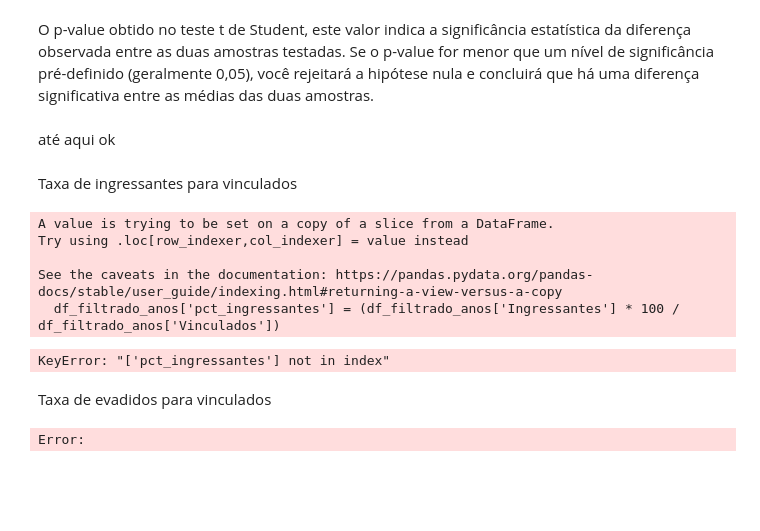
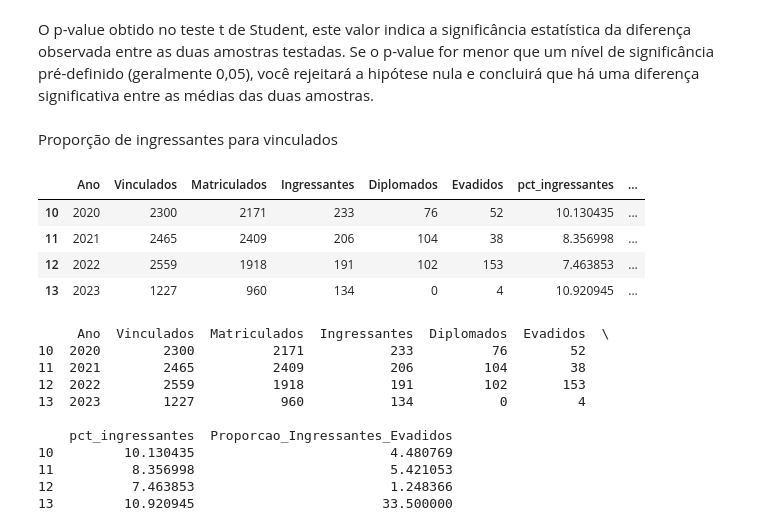
Before and after one commit to psicosleazy-dev/tcc, a Jupyter notebook: start_notebook.ipynb, the cells around one changed output. Drawn from its saved outputs; the diff is of its cells as text; code cells hidden in the pictures; blank space fills up the shorter version.

```diff
--- a/start_notebook.ipynb
+++ b/start_notebook.ipynb
@@ -1062,46 +1063,33 @@ Estatística do teste t: 8.183686971052659
 Valor-p: 6.554618031156956e-13
 # %% [markdown]
 O p-value obtido no teste t de Student, este valor indica a significância estatística da diferença observada entre as duas amostras testadas. Se o p-value for menor que um nível de significância pré-definido (geralmente 0,05), você rejeitará a hipótese nula e concluirá que há uma diferença significativa entre as médias das duas amostras.
-# %% [markdown]
-até aqui ok
 # %% [markdown]
-Taxa de ingressantes para vinculados
+Proporção de ingressantes para vinculados
-# %%
-# Supondo que você já tenha carregado seu conjunto de dados em um DataFrame 'df'
-
-# Aplicar a operação de divisão e multiplicação para calcular a porcentagem de ingressantes
-df_filtrado_anos['pct_ingressantes'] = (df_filtrado_anos['Ingressantes'] * 100 / df_filtrado_anos['Vinculados'])
-
-# Selecionar as colunas desejadas
-resultado = df[['Ano', 'Ingressantes', 'Vinculados', 'pct_ingressantes']]
-
-# Filtrar os resultados onde a porcentagem de ingressantes é menor que 100
-resultado = resultado[resultado['pct_ingressantes'] < 100]
-
-# Exibir o resultado
-display(resultado)
-# %% [output]
-A value is trying to be set on a copy of a slice from a DataFrame.
-Try using .loc[row_indexer,col_indexer] = value instead
-
-See the caveats in the documentation: https://pandas.pydata.org/pandas-docs/stable/user_guide/indexing.html#returning-a-view-versus-a-copy
-  df_filtrado_anos['pct_ingressantes'] = (df_filtrado_anos['Ingressantes'] * 100 / df_filtrado_anos['Vinculados'])
-KeyError: "['pct_ingressantes'] not in index"
-# %% [markdown]
-Taxa de evadidos para vinculados
-# %%
-# Supondo que você já tenha carregado seu conjunto de dados em um DataFrame 'df'
-
-# Aplicar a operação de divisão e multiplicação para calcular a porcentagem de ingressantes
-df_filtrado['pct_evadidos'] = (df_filtrado['Evadidos'] * 100 / df_filtrado['Vinculados'])
-
-# Selecionar as colunas desejadas
-resultado = df_filtrado[['NomeCurso', 'Ano', 'Periodo', 'pct_evadidos']]
-
-# Filtrar os resultados onde a porcentagem de ingressantes é menor que 100
-resultado = resultado[resultado['pct_evadidos'] < 100]
-
-# Exibir o resultado
-print(resultado)
-# %% [output]
-Error:
+# %%
+# Calcular a proporção de Ingressantes para Evadidos
+# Usar .loc para adicionar a nova coluna
+display(df_filtrado_anos)
+df_filtrado_anos.loc[:, 'Proporcao_Ingressantes_Evadidos'] = df_filtrado_anos.apply(
+    lambda row: row['Ingressantes'] / row['Evadidos'] if row['Evadidos'] != 0 else None,
+    axis=1
+)
+
+# Exibir o DataFrame atualizado
+print(df_filtrado_anos)
+# %% [output]
+|  | Ano | Vinculados | Matriculados | Ingressantes | Diplomados | Evadidos | pct_ingressantes | ... |
+| 10 | 2020 | 2300 | 2171 | 233 | 76 | 52 | 10.130435 | ... |
+| 11 | 2021 | 2465 | 2409 | 206 | 104 | 38 | 8.356998 | ... |
+| 12 | 2022 | 2559 | 1918 | 191 | 102 | 153 | 7.463853 | ... |
+| 13 | 2023 | 1227 | 960 | 134 | 0 | 4 | 10.920945 | ... |
+     Ano  Vinculados  Matriculados  Ingressantes  Diplomados  Evadidos  \
+10  2020        2300          2171           233          76        52
+11  2021        2465          2409           206         104        38
+12  2022        2559          1918           191         102       153
+13  2023        1227           960           134           0         4
+
+    pct_ingressantes  Proporcao_Ingressantes_Evadidos
+10         10.130435                         4.480769
+11          8.356998                         5.421053
+12          7.463853                         1.248366
+13         10.920945                        33.500000
```
Also changed, not shown: parts of 4 cells of this notebook, 1 other file.
